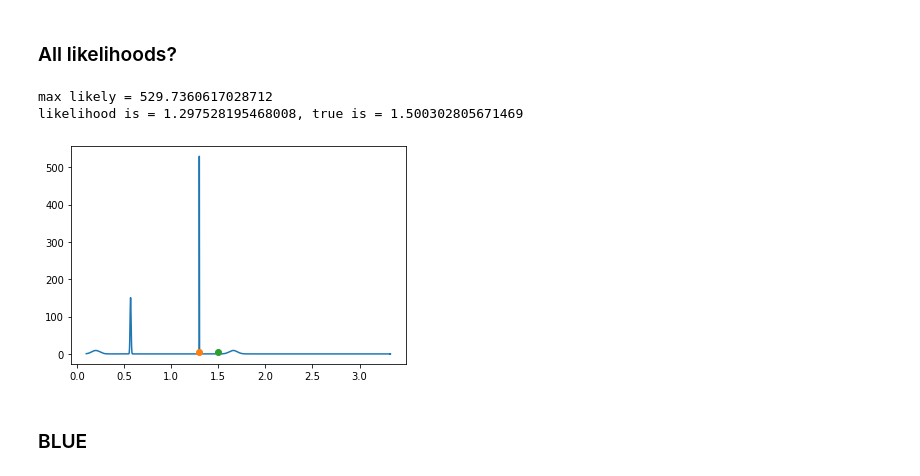
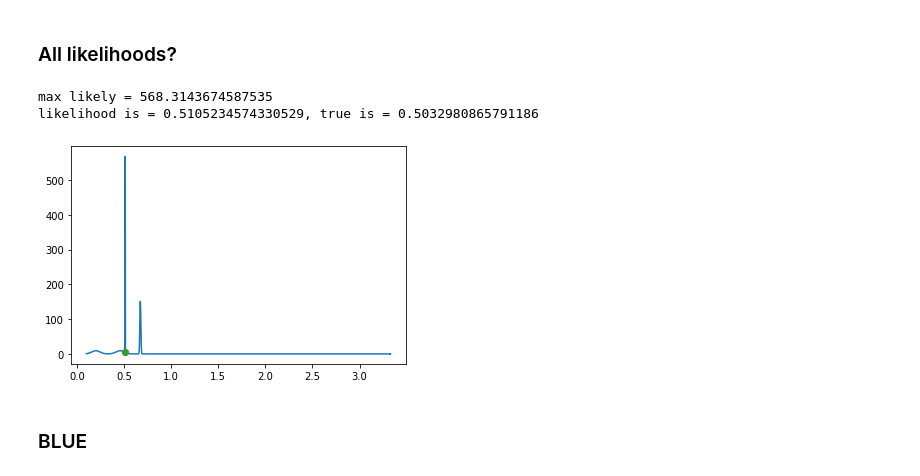
Before and after one commit to Laserbean/ENMT482_Ass1, a Jupyter notebook: Assignment1.ipynb, the cells around one changed output. Cells and saved outputs as stored; diff of their text form; code cells hidden in the pictures.

```diff
--- a/Assignment1.ipynb
+++ b/Assignment1.ipynb
@@ -551,10 +585,12 @@ x_region = range_#[t-500: t+500]
 print(f"true range {range_[t]}")
 # %% [output]
 true range 1.500302805671469
+# %%
+fish = 500
 # %% [markdown]
 ### Sonar Likelihood
 # %%
-g1, val= invertH(h_sn1, sonar1[t])
+g1, val= invertH(h_sn1, sonar1[fish])
 L_sn1 = N(x_region, g1,  err_var_sn1)#err_var_sn1
 sonarPlot = plt.plot(x_region, L_sn1)
 
@@ -568,7 +604,7 @@ sonar guess 1.2978515625
 ### ir3 likelihood
 # %%
 # print(f"\n {raw_ir3[t]}\n")
-g1ir3, g2ir3 = ambInvertH(h_ir3, raw_ir3[t], mid=1)
+g1ir3, g2ir3 = ambInvertH(h_ir3, raw_ir3[fish], mid=1)
 if (not g1ir3 == None):
     # ind = findIndex(g1ir3, xaxis_ir3)
     L_1ir3 = N(x_region ,g1ir3, err_var_ir3) #  var_x_ir3[ind]
@@ -590,7 +628,7 @@ else:
 ### ir4 likelihood
 # %%
 
-g1ir4, g2ir4 = ambInvertH(h_ir4, raw_ir4[t], mid=0.44)
+g1ir4, g2ir4 = ambInvertH(h_ir4, raw_ir4[fish], mid=0.44)
 if (not g1ir4 == None):
     # ind = findIndex(g1ir4, xaxis_ir4)
     L_1ir4 = N(x_region ,g1ir4, err_var_ir4)# var_x_ir4[ind]
@@ -613,38 +650,33 @@ ir4 2 guess 1.6589160156250002
 # %% [markdown]
 ### All likelihoods?
 # %%
-
-
 # allL = L_sn1
-
-
-
 allL =  L_1ir4 + L_2ir4 + L_sn1 +L_1ir3+ L_2ir3
 
 
 # while (np.max(allL) > 100):
 #     allL /= 10
 
 combinedPlot = plt.plot(x_region, allL)
 
 likelihood = np.max(allL)
 print(f"max likely = {likelihood}")
 
 
 ind = findIndex(likelihood, allL)
 likely2b = range_[ind]
 
 guessPlot = plt.plot(likely2b, 5, 'o')
-truePlot = plt.plot(range_[t], 5, 'o')
+truePlot = plt.plot(range_[fish], 5, 'o')
 
-print(f"likelihood is = {likely2b}, true is = {range_[t]}")
+print(f"likelihood is = {likely2b}, true is = {range_[fish]}")
 
 
 # plt.legend(["sonar", "ir3 1", "ir3 2","ir4 1", "ir4 2", "combined", "true range"]) #[sonarPlot,ir31Plot,ir32Plot, combinedPlot,truePlot],
 # %% [output]
-max likely = 529.7360617028712
-likelihood is = 1.297528195468008, true is = 1.500302805671469
+max likely = 568.3143674587535
+likelihood is = 0.5105234574330529, true is = 0.5032980865791186
-[figure, old version]
+[figure, new version]
 # %% [markdown]
 ### BLUE
 # %%
```
Also changed, not shown: parts of 21 cells of this notebook.
